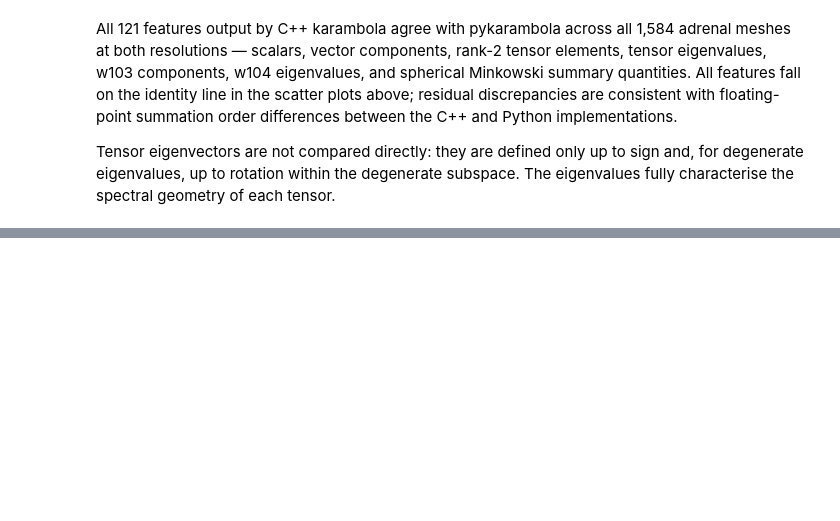
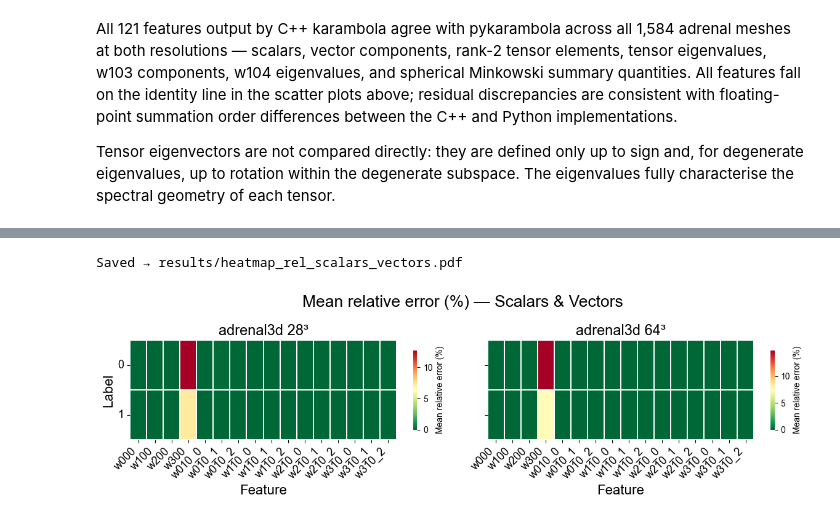
Before and after one commit to Ishihara-SynthMorph/pykarambola, a Jupyter notebook: paper/notebooks/benchmark_adrenal3d.ipynb, the cells around one changed output, grey strips where cells are left out. Cells and saved outputs as stored; diff of their text form; code cells hidden in the pictures; blank space fills up the shorter version.

```diff
--- a/paper/notebooks/benchmark_adrenal3d.ipynb
+++ b/paper/notebooks/benchmark_adrenal3d.ipynb
@@ -970,0 +1089,80 @@ Tensor eigenvectors are not compared directly: they are defined only up to sign
+# %%
+def rel_diff_summary(df_m, cols, eps=0.0):
+    """Relative difference statistics between _k and _py columns across all meshes.
+
+    Relative error per mesh = |k - py| / max(|k|, |py|) * 100
+    Zero denominator (both k and py == 0) is treated as 0% error.
+
+    Returns a DataFrame with max and mean relative difference per feature.
+    """
+    rows = []
+    for col in cols:
+        if f'{col}_k' not in df_m.columns or f'{col}_py' not in df_m.columns:
+            continue
+        k   = df_m[f'{col}_k']
+        py  = df_m[f'{col}_py']
+        denom = np.maximum(k.abs(), py.abs())
+        rel   = np.where(denom == 0, 0.0, (k - py).abs() / denom * 100)
+        rows.append({
+            'feature':       col,
+            'max_rel_diff':  rel.max(),
+            'mean_rel_diff': rel.mean(),
+        })
+    return pd.DataFrame(rows).set_index('feature')
+
+
+# ── Heatmap: mean relative difference per label × feature ─────────────────────
+for slug, group_title, group_cols in _heatmap_groups:
+    fig, axes = plt.subplots(
+        1, 2,
+        figsize=(max(12, len(group_cols) * 0.4 + 4), 3.5),
+        sharey=True,
+    )
+    for ax, channel in zip(axes, CHANNELS):
+        df_m  = merged[channel]
+        avail = [c for c in group_cols if f'{c}_k' in df_m.columns]
+
+        heatmap_rows = []
+        for lbl in sorted(df_m['label'].unique()):
+            mask = df_m['label'] == lbl
+            row  = {'label': lbl}
+            for col in avail:
+                k   = df_m.loc[mask, f'{col}_k']
+                py  = df_m.loc[mask, f'{col}_py']
+                denom = np.maximum(k.abs(), py.abs())
+                rel   = np.where(denom == 0, 0.0, (k - py).abs() / denom * 100)
+                row[col] = rel.mean()
+            heatmap_rows.append(row)
+
+        hmap_df = pd.DataFrame(heatmap_rows).set_index('label')[avail].fillna(0)
+
+        seaborn.heatmap(
+            hmap_df, annot=False, cmap='RdYlGn_r', linewidths=0.2, ax=ax,
+            cbar_kws={'label': 'Mean relative error (%)', 'shrink': 0.8},
+        )
+        ax.set_title(f'adrenal3d {channel}³', fontsize=BASE_FONT)
+        ax.set_xlabel('Feature', fontsize=BASE_FONT - 1)
+        ax.set_ylabel('Label' if channel == CHANNELS[0] else '', fontsize=BASE_FONT - 1)
+        plt.setp(ax.get_xticklabels(), rotation=45, ha='right', fontsize=BASE_FONT - 4)
+        ax.tick_params(axis='y', rotation=0, labelsize=BASE_FONT - 4)
+
+    fig.suptitle(f'Mean relative error (%) — {group_title}', fontsize=BASE_FONT + 2)
+    plt.tight_layout()
+    fig_path = os.path.join(FIGURES_PATH, f'heatmap_rel_{slug}.pdf')
+    plt.savefig(fig_path, dpi=150, bbox_inches='tight')
+    print(f'Saved → {fig_path}')
+    plt.show()
+
+
+# ── Summary table ─────────────────────────────────────────────────────────────
+for channel in CHANNELS:
+    df_m    = merged[channel]
+    summary = rel_diff_summary(df_m, compare_cols)
+    print(f'\n=== adrenal3d_{channel} ===')
+    print(summary.to_string(float_format='{:.3e}'.format))
+    csv_path = os.path.join(FIGURES_PATH, f'adrenal3d_{channel}_rel_diff_summary.csv')
+    summary.to_csv(csv_path)
+    print(f'Saved → {csv_path}')
+# %% [output]
+Saved → results/heatmap_rel_scalars_vectors.pdf
+[figure, added]
```
Also changed, not shown: parts of 15 cells of this notebook, 25 other files.
